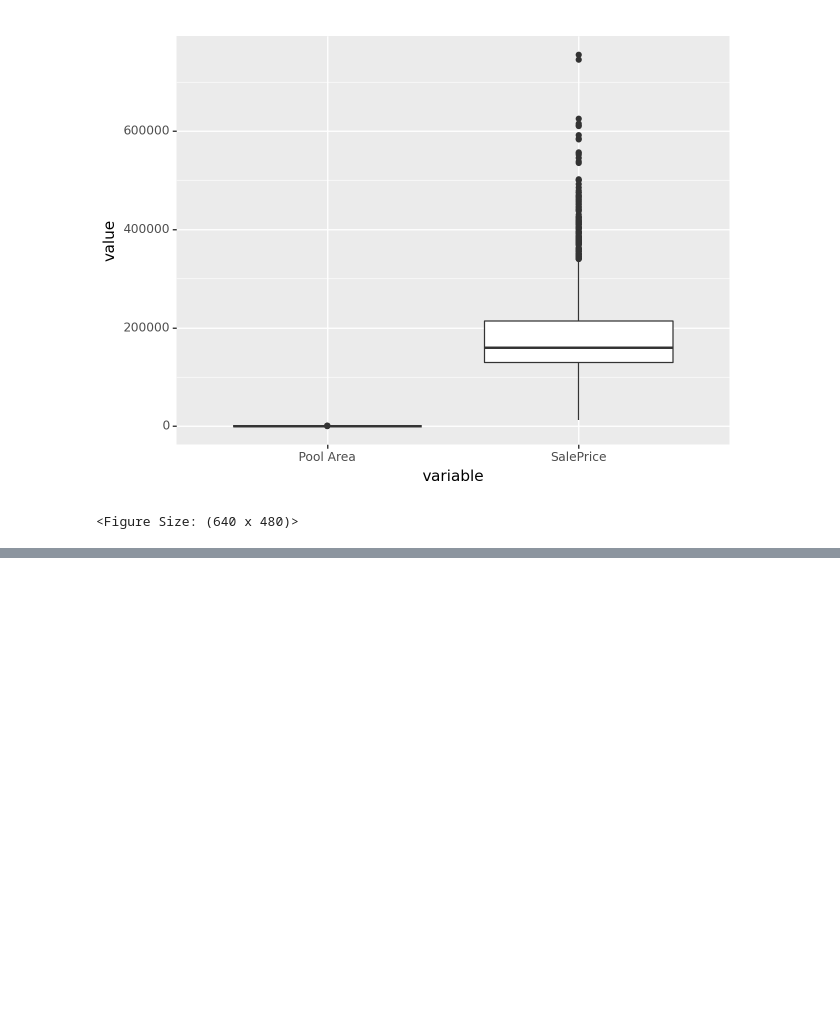
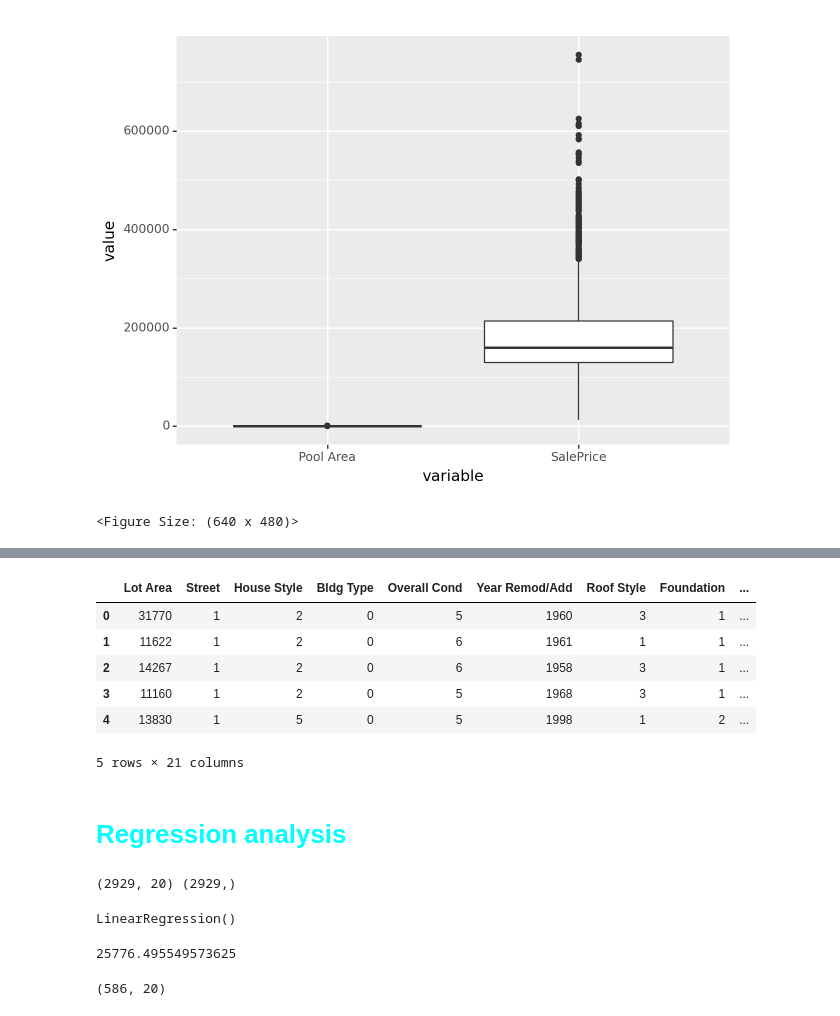
Before and after one commit to sophicist/StudentsWork-Lessons-, a Jupyter notebook: Akeem/AkeemFull ML Project.ipynb, the cells around one changed output, grey strips where cells are left out. Cells and saved outputs as stored; diff of their text form; code cells hidden in the pictures; blank space fills up the shorter version.

```diff
--- a/Akeem/AkeemFull ML Project.ipynb
+++ b/Akeem/AkeemFull ML Project.ipynb
@@ -20,7 +33,7 @@ df.head()
 data = df[[
     "Lot Area","Street","House Style","Bldg Type","Overall Cond","Year Remod/Add",
     "Roof Style","Foundation","Heating","Central Air","1st Flr SF","2nd Flr SF",
-    "Garage Type","Garage Area","Paved Drive","Pool Area","SalePrice"
+    "Garage Type","Garage Area","Paved Drive","Pool Area","SalePrice", 'Misc Val', 'Mo Sold', 'Yr Sold', 'Sale Type'
 
 ]]
 data.shape
@@ -139,0 +162,20 @@ y.head()
+# %%
+dy = data.copy()
+# %%
+from sklearn.preprocessing import LabelEncoder
+
+for column in dy.columns:
+    if dy[column].dtypes=='object':
+        encode = LabelEncoder()
+        dy[column] = encode.fit_transform(dy[column])
+    else:
+        pass
+dy.head()
+# %% [output]
+|  | Lot Area | Street | House Style | Bldg Type | Overall Cond | Year Remod/Add | Roof Style | Foundation | ... |
+| 0 | 31770 | 1 | 2 | 0 | 5 | 1960 | 3 | 1 | ... |
+| 1 | 11622 | 1 | 2 | 0 | 6 | 1961 | 1 | 1 | ... |
+| 2 | 14267 | 1 | 2 | 0 | 6 | 1958 | 3 | 1 | ... |
+| 3 | 11160 | 1 | 2 | 0 | 5 | 1968 | 3 | 1 | ... |
+| 4 | 13830 | 1 | 5 | 0 | 5 | 1998 | 1 | 2 | ... |
+5 rows × 21 columns
@@ -139,0 +186,17 @@ y.head()
+# %% [markdown]
+# <font color = "cyan">Regression analysis </font>
+# %%
+# train test split
+from sklearn.model_selection import train_test_split
+x =dy.drop('SalePrice',axis = 1)
+y = dy['SalePrice']
+
+# scale the data
+from sklearn.preprocessing import StandardScaler
+scale = StandardScaler()
+xscale = scale.fit_transform(x)
+
+print(x.shape,y.shape)
+x_train,x_test,y_train,y_test = train_test_split(xscale,y,test_size = 0.2,random_state = 1)
+# %% [output]
+(2929, 20) (2929,)
@@ -139,0 +208,17 @@ y.head()
+# %%
+# fit the model with our data
+#model.fit(x_train,y_train)
+model1.fit(x_train,y_train)
+# %% [output]
+LinearRegression()
+# %%
+# evaluate the model
+from sklearn.metrics import mean_absolute_error,mean_squared_error
+pred = model1.predict(x_test)
+print(mean_absolute_error(y_test,pred))
+# %% [output]
+25776.495549573625
+# %%
+x_test.shape
+# %% [output]
+(586, 20)
```
Also changed, not shown: parts of 12 cells of this notebook, 2 other files.
